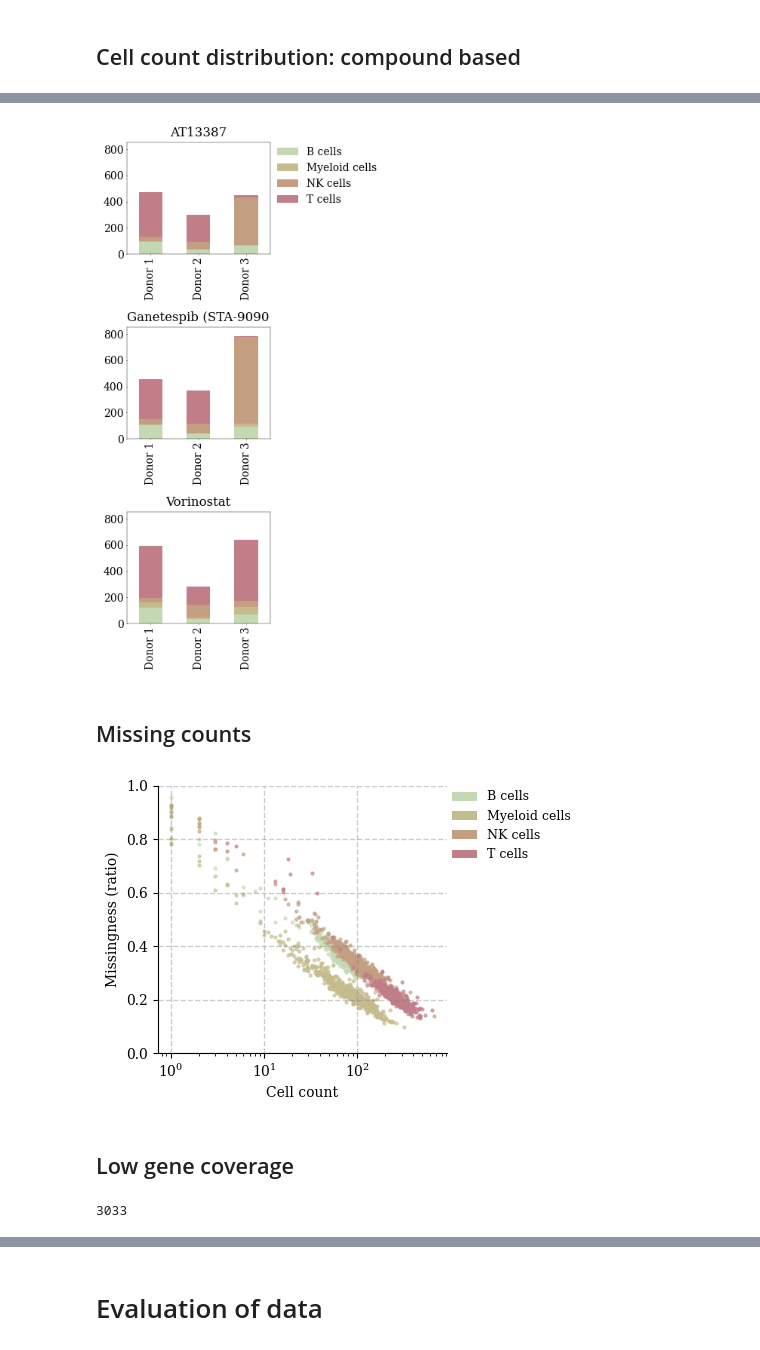
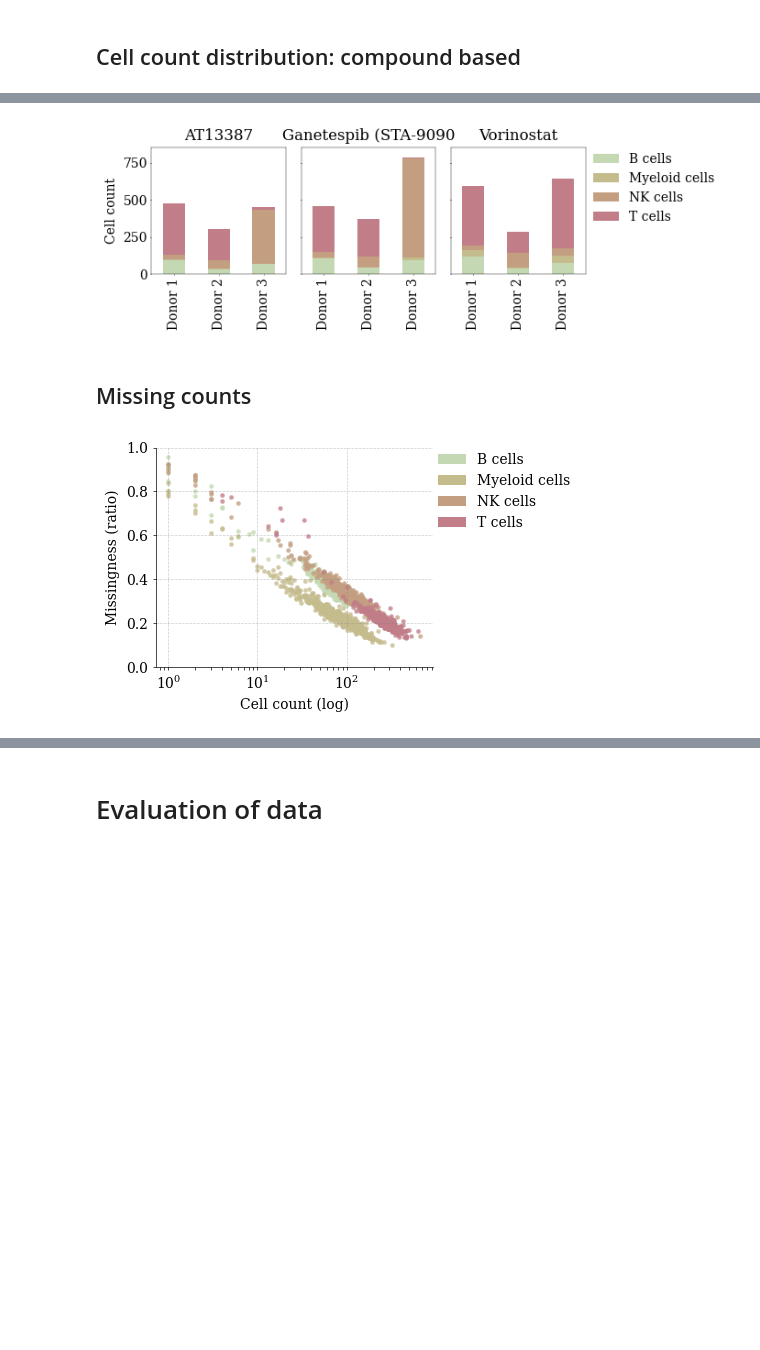
Before and after one commit to janursa/grn_benchmark, a Jupyter notebook: notebooks/preprocess_perturbation.ipynb, the cells around one changed output, grey strips where cells are left out. Cells and saved outputs as stored; diff of their text form; code cells hidden in the pictures; blank space fills up the shorter version.

```diff
--- a/notebooks/preprocess_perturbation.ipynb
+++ b/notebooks/preprocess_perturbation.ipynb
@@ -533,5 +144,5 @@ ratio of missingness 0.3868958551668455
 # %%
-bulk_adata = ad.read_h5ad(f'{work_dir}/preprocess/bulk_adata.h5ad')
+bulk_adata = ad.read_h5ad(f'{task_grn_dir}/resources_local/pseudobulked_data.h5ad')
 
 sample_n = bulk_adata.shape[0]
 gene_n = bulk_adata.shape[1]
@@ -548,21 +156,0 @@ cell_type_ratio = (cell_type_ratio*100).round(1)
-# %%
-fig, ax = plt.subplots(1,1 , figsize=(4.5, 3.5))  # Adjust the figure size as needed
-
-ax.pie(
-    cell_type_ratio, autopct='%1.1f%%',
-    startangle=70, colors=['#c4d9b3', '#c5bc8e', '#c49e81', '#c17d88']
-)
-plt.axis('equal')  # Equal aspect ratio ensures that pie is drawn as a circle
-plt.tight_layout()
-
-
-handles = []
-for kk, label in enumerate(['B cells', 'Myeloid cells', 'NK cells', 'T cells']):
-    handles.append(Patch(facecolor=colors_cell_type[kk], label=label))
-
-ax.legend(handles=handles, bbox_to_anchor=(.93, .8), loc='upper left', borderaxespad=0, frameon=False)
-
-plt.tight_layout()
-
-fig.savefig(f'{work_dir}/preprocess/figs/celltype_raios.png', dpi=100, transparent=True,bbox_inches='tight')
-plt.show()
@@ -576,7 +162,7 @@ missingness = (bulk_adata.X == 0).mean(axis=0)
 missingness = np.array(missingness).flatten()
 
 # Plot the distribution
-fig, ax = plt.subplots(figsize=(3.5, 3.5))
+fig, ax = plt.subplots(figsize=(3.5, 3))
 ax.hist(missingness, bins=30, color=colors_cell_type[0], edgecolor='black', alpha=0.5)
 ax.axvline(x=0.7, color='red', linestyle='--', linewidth=2)  # Add a vertical line at 0.7
 # ax.set_title('Distribution of Gene Missingness')
@@ -586,6 +172,6 @@ ax.spines[['right', 'top']].set_visible(False)
 ax.grid(False)
 
 plt.tight_layout()
-
+fig.savefig(f'{work_dir}/preprocess/figs/gene_missingness.png', dpi=150, transparent=True)
 plt.show()
 # %% [output]
@@ -604,9 +182,0 @@ AnnData object with n_obs × n_vars = 2277 × 18248
-# %%
-xs = bulk_adata.obs.cell_count
-ys = bulk_adata.X.sum(axis=1)
-
-fig, ax = plt.subplots(1, 1, figsize=(4.5, 3.5), sharey=False)
-
-plots.plot_stratified_scatter(bulk_adata.obs['cell_type'], ax, xs, ys, x_label='Cell count', y_label='Sum of counts', log_x=False)
-plt.tight_layout()
-fig.savefig(f'{work_dir}/preprocess/figs/eda1_cellcount_sumcounts_raw.png', dpi=150, transparent=True)
@@ -810,35 +344,37 @@ def plot_stacked_bar_chart(cell_types_in_drops, title='', xticks=None,
         for ticklabel, color in zip(ax.get_xticklabels(), colors):
             ticklabel.set_color(color)
     if legend:
         ax.legend()
     color_legend_handles = [
         matplotlib.patches.Patch(facecolor='red', label='-'),
         matplotlib.patches.Patch(facecolor='blue', label='-'),
         matplotlib.patches.Patch(facecolor='green', label='-'),
     ]
     return fig, ax
 
-fig, axes = plt.subplots(3, 1, figsize=(4, 7.5))
+fig, axes = plt.subplots(1, 3, figsize=(7, 2.5), sharey=True)
 
 ax_list = []
 for i_compound, compound in enumerate(group_to_plot):
     ax = axes[i_compound]
     # subset and format data
     df_subset = bulk_adata.obs[bulk_adata.obs.sm_name==compound][['donor_id', 'cell_type', 'cell_count']]
     cell_count_m = df_subset.pivot(index='donor_id', columns='cell_type', values='cell_count')
     cell_count_m = cell_count_m.fillna(0)
 
     ax.set_ylim([0, 850])
     plot_stacked_bar_chart(cell_count_m, title=compound[0:20], xticklabels=cell_count_m.index.values, colors=None, figsize=(4, 4), ax=ax, legend=False)
     ax_list.append(ax)
     ax.tick_params(axis='both', which='major', length=1, width=.5, direction='out', pad=2)
     ax.margins(.1)
+ax_list[0].set_ylabel('Cell count')
 
-ax_list[0].legend(bbox_to_anchor=(1.02, 1), loc='upper left', borderaxespad=0, frameon=False)
+ax_list[2].legend(bbox_to_anchor=(1.02, 1), loc='upper left', borderaxespad=0, frameon=False)
 
 
 plt.tight_layout()
+fig.savefig(f'{work_dir}/preprocess/figs/single_compound_outliers.png', dpi=150, transparent=True)
 # %% [output]
-[figure, old version]
+[figure, new version]
 # %% [markdown]
 ## Missing counts
@@ -850,18 +388,11 @@ xs = bulk_adata.obs.cell_count
 ys = missingness
 
 
-fig, ax = plt.subplots(1, 1, figsize=(5, 3.5), sharey=False)
+fig, ax = plt.subplots(1, 1, figsize=(5,3), sharey=False)
 
-plot_stratified_scatter(bulk_adata.obs['cell_type'], ax, xs, ys, palet x_label='Cell count', y_label='Missingness (ratio)')
+plot_stratified_scatter(bulk_adata.obs['cell_type'], ax, xs, ys, palette=colors_cell_type, log_x=True, x_label='Cell count (log)', y_label='Missingness (ratio)')
 ax.set_ylim([0, 1])
 plt.tight_layout()
 fig.savefig(f'{work_dir}/preprocess/figs/missigness.png', dpi=150, transparent=True)
 # %% [output]
-[figure, old version]
+[figure, new version]
-# %% [markdown]
-## Low gene coverage
-# %%
-mask_to_go_genes = ((bulk_adata_filtered.X == 0).sum(axis=0)/bulk_adata_filtered.shape[0])>0.7
-mask_to_go_genes.sum()
-# %% [output]
-3033
```
Also changed, not shown: parts of 116 cells of this notebook, 10 other files.
